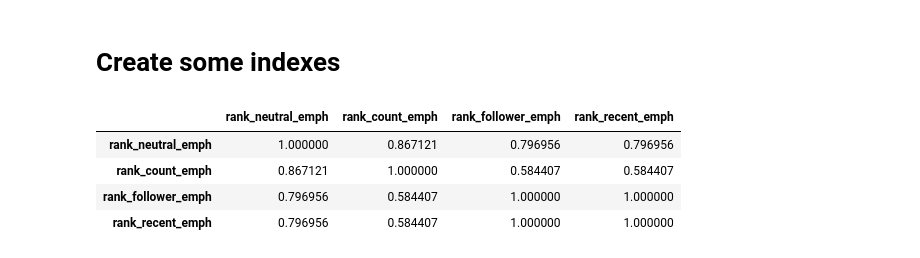
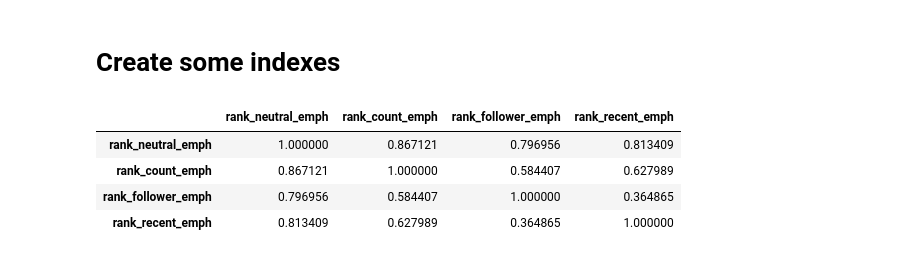
Before and after one commit to josh-ashkinaze/ads_misinfo, a Jupyter notebook: 2_filter_pf_links.ipynb, the cells around one changed output. Drawn from its saved outputs; the diff is of its cells as text; code cells hidden in the pictures.

```diff
--- a/2_filter_pf_links.ipynb
+++ b/2_filter_pf_links.ipynb
@@ -129,19 +129,19 @@ Number of spreaders 38
 # %%
 for var in ['log_followers', 'last_story', 'count']:
     new_df[f'rank_{var}'] = new_df[var].rank(ascending=True)
 
 new_df['rank_neutral_emph'] = (new_df['rank_log_followers'] + new_df['rank_last_story'] + new_df['rank_count'])/3
 new_df['rank_count_emph'] = 0.15*new_df['rank_log_followers'] + 0.15*new_df['rank_last_story'] + 0.7*new_df['rank_count']
 new_df['rank_follower_emph'] = 0.7*new_df['rank_log_followers'] + 0.15*new_df['rank_last_story'] + 0.15*new_df['rank_count']
-new_df['rank_recent_emph'] = 0.7*new_df['rank_log_followers'] + 0.15*new_df['rank_last_story'] + 0.15*new_df['rank_count']
+new_df['rank_recent_emph'] = 0.15*new_df['rank_log_followers'] + 0.7*new_df['rank_last_story'] + 0.15*new_df['rank_count']
 
 new_df[[x for x in new_df.columns if "_emph" in x]].corr()
 # %% [output]
 |  | rank_neutral_emph | rank_count_emph | rank_follower_emph | rank_recent_emph |
-| rank_neutral_emph | 1.000000 | 0.867121 | 0.796956 | 0.796956 |
-| rank_count_emph | 0.867121 | 1.000000 | 0.584407 | 0.584407 |
-| rank_follower_emph | 0.796956 | 0.584407 | 1.000000 | 1.000000 |
-| rank_recent_emph | 0.796956 | 0.584407 | 1.000000 | 1.000000 |
+| rank_neutral_emph | 1.000000 | 0.867121 | 0.796956 | 0.813409 |
+| rank_count_emph | 0.867121 | 1.000000 | 0.584407 | 0.627989 |
+| rank_follower_emph | 0.796956 | 0.584407 | 1.000000 | 0.364865 |
+| rank_recent_emph | 0.813409 | 0.627989 | 0.364865 | 1.000000 |
 # %%
 sns.set(context="poster", style='white')
 
```
Also changed, not shown: parts of 1 cell of this notebook.
